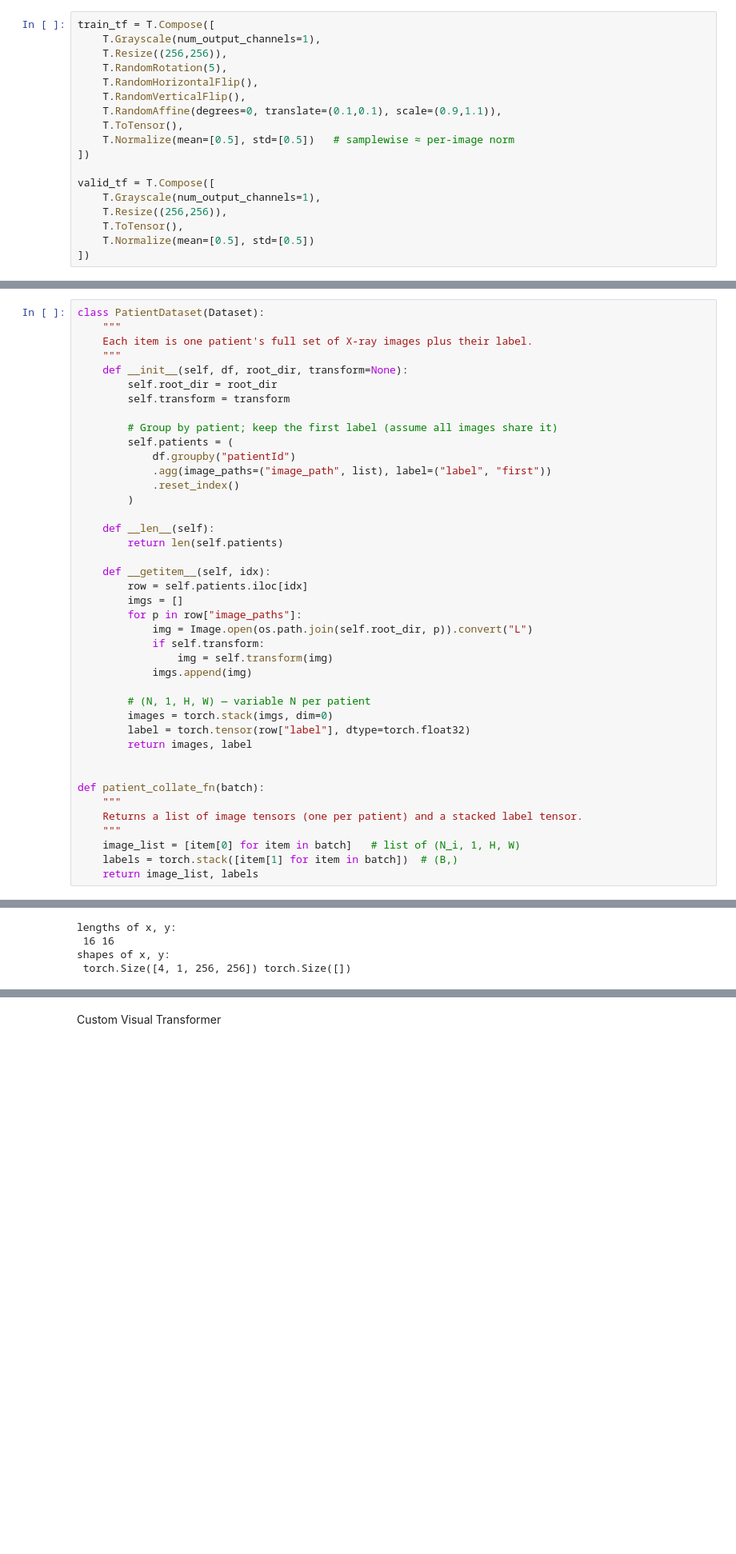
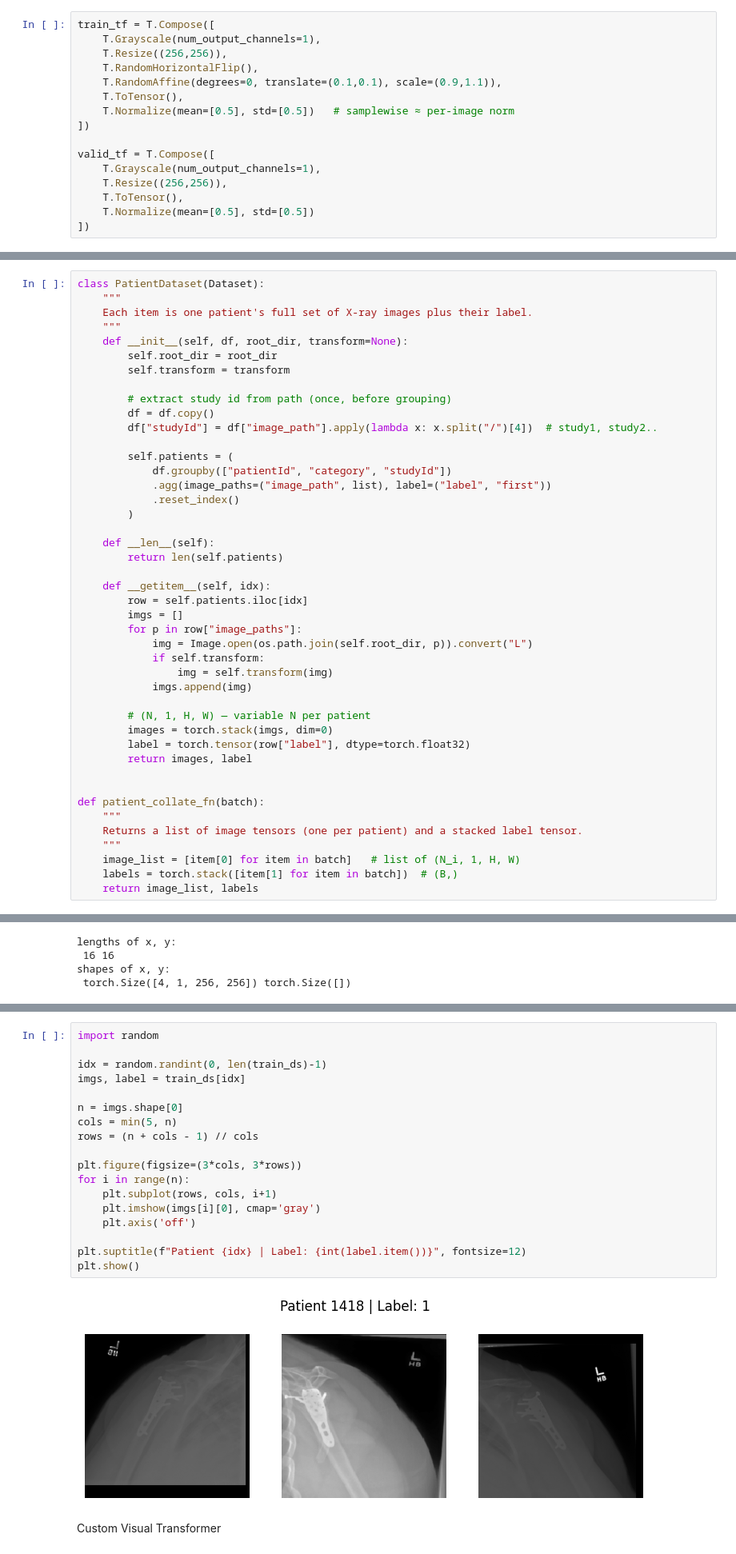
Before and after one commit to srhn45/mura-fusion, a Jupyter notebook: fusion.ipynb, the cells around one changed output, grey strips where cells are left out. Shown at 80% size. Saved outputs shown, nothing was run; the diff lists cells and outputs as text; blank space fills up the shorter version.

```diff
--- a/fusion.ipynb
+++ b/fusion.ipynb
@@ -129,9 +129,7 @@ Define augmentations
 train_tf = T.Compose([
     T.Grayscale(num_output_channels=1),
     T.Resize((256,256)),
-    T.RandomRotation(5),
     T.RandomHorizontalFlip(),
-    T.RandomVerticalFlip(),
     T.RandomAffine(degrees=0, translate=(0.1,0.1), scale=(0.9,1.1)),
     T.ToTensor(),
     T.Normalize(mean=[0.5], std=[0.5])   # samplewise ≈ per-image norm
@@ -154,9 +152,12 @@ class PatientDataset(Dataset):
         self.root_dir = root_dir
         self.transform = transform
 
-        # Group by patient; keep the first label (assume all images share it)
+        # extract study id from path (once, before grouping)
+        df = df.copy()
+        df["studyId"] = df["image_path"].apply(lambda x: x.split("/")[4])  # study1, study2..
+
         self.patients = (
-            df.groupby("patientId")
+            df.groupby(["patientId", "category", "studyId"])
             .agg(image_paths=("image_path", list), label=("label", "first"))
             .reset_index()
         )
@@ -223,3 +228,23 @@ shapes of x, y:
+# %%
+import random
+
+idx = random.randint(0, len(train_ds)-1)
+imgs, label = train_ds[idx]
+
+n = imgs.shape[0]
+cols = min(5, n)
+rows = (n + cols - 1) // cols
+
+plt.figure(figsize=(3*cols, 3*rows))
+for i in range(n):
+    plt.subplot(rows, cols, i+1)
+    plt.imshow(imgs[i][0], cmap='gray')
+    plt.axis('off')
+
+plt.suptitle(f"Patient {idx} | Label: {int(label.item())}", fontsize=12)
+plt.show()
+# %% [output]
+[figure, added]
 # %% [markdown]
 Custom Visual Transformer
 # %%
```
Also changed, not shown: parts of 6 cells of this notebook, 2 other files.
